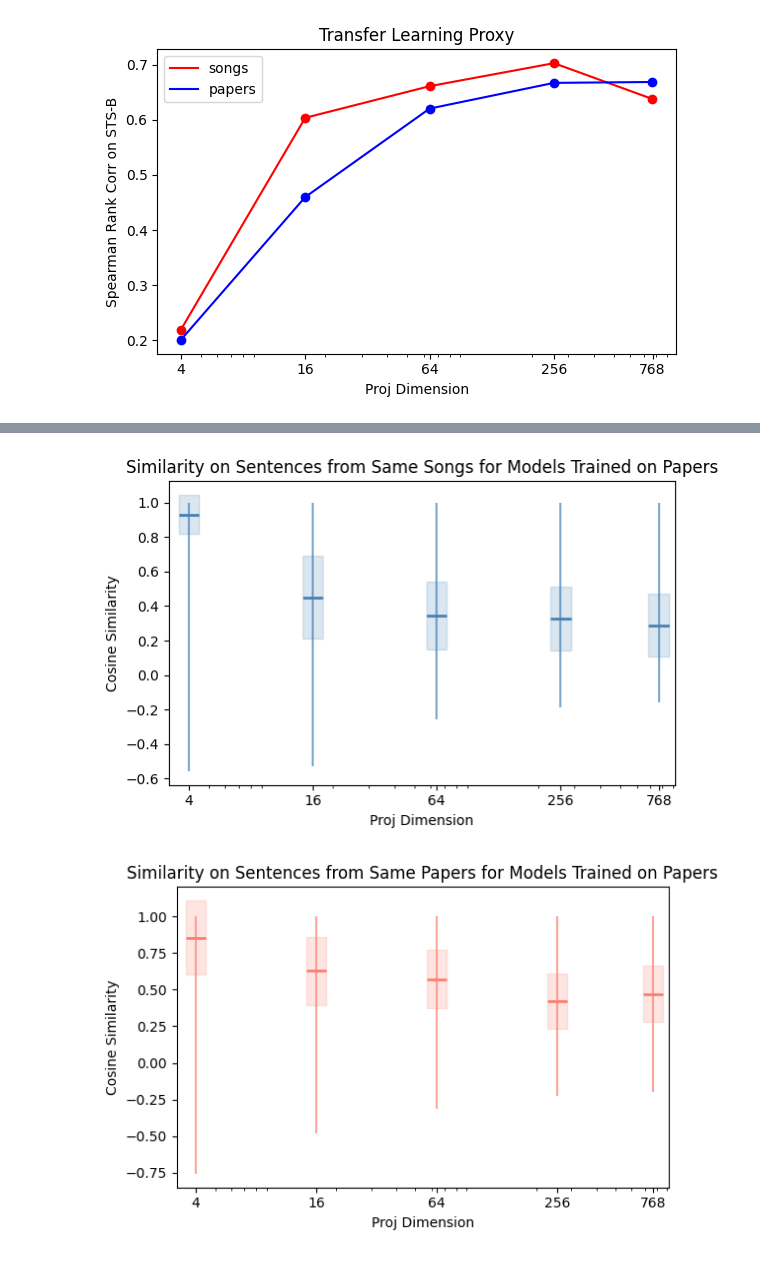
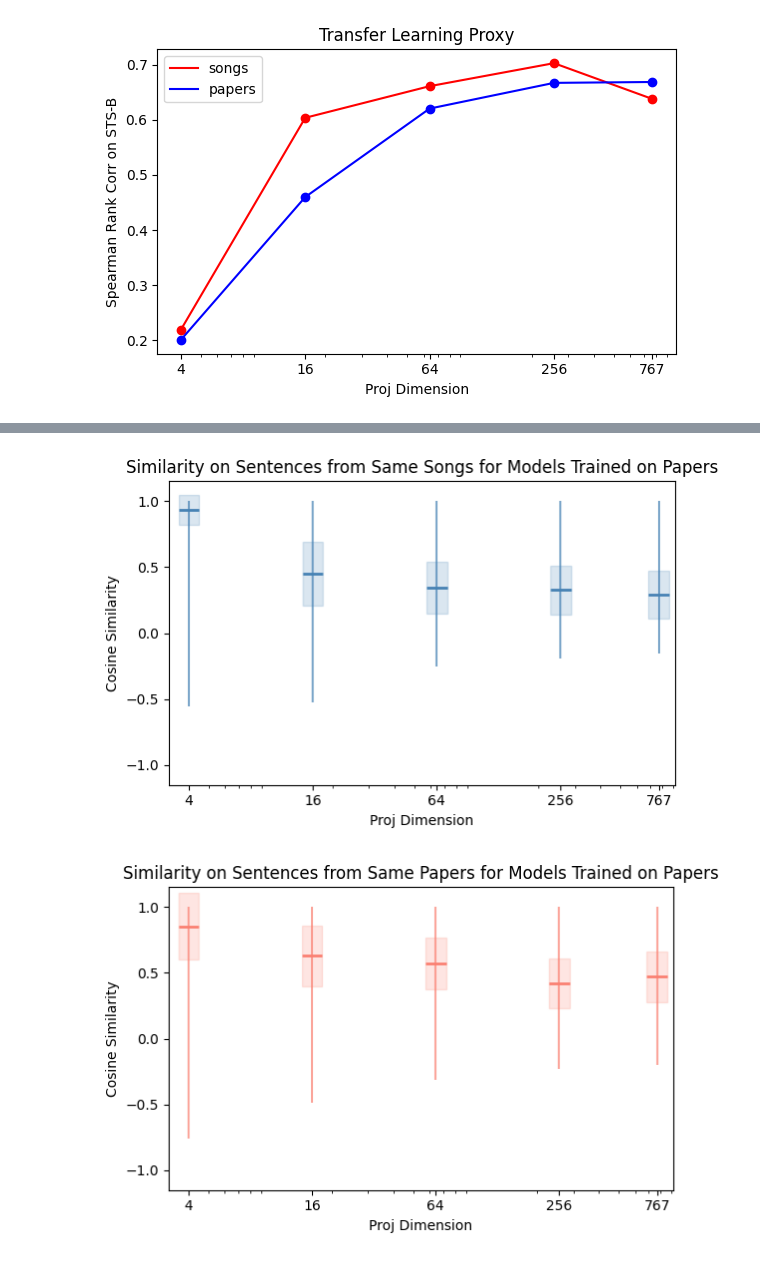
Before and after one commit to AlenaResiko/UML, a Jupyter notebook: notebooks/eval/UML_Plots.ipynb, the cells around one changed output, grey strips where cells are left out. Cells and saved outputs as stored; diff of their text form; code cells hidden in the pictures.

```diff
--- a/notebooks/eval/UML_Plots.ipynb
+++ b/notebooks/eval/UML_Plots.ipynb
@@ -309,12 +313,13 @@ boxplot_like_logwidth(
 
 plt.xlabel("Proj Dimension")
 plt.ylabel("Cosine Similarity")
-ticks = [4, 16, 64, 256, 768]
+ticks = [4, 16, 64, 256, 767]
 plt.xticks(ticks, [str(t) for t in ticks])
 plt.title("Similarity on Sentences from Same Songs for Models Trained on Papers")
 xmin = min(ticks)
 xmax = max(ticks)
 plt.xlim(xmin * 0.8, xmax * 1.2)
+plt.ylim(-1.15, 1.15)
 plt.tight_layout()
 
 save_path = '/content/drive/MyDrive/weights-UML-train/baseline_results/projsize_vs_similarities_songsdata_papersmodel.png'
@@ -322,36 +327,37 @@ plt.savefig(save_path, dpi=400, bbox_inches='tight')
 
 plt.show()
 # %% [output]
-[figure, old version]
+[figure, new version]
 # %%
 plt.figure(figsize=(6, 4))
 ax = plt.gca()
 
 ax.set_xscale("log")
 
 boxplot_like_logwidth(
     ax, songs, "proj_size",
     "samedoc_papers_test_median",
     "samedoc_papers_test_std",
     "samedoc_papers_test_min",
     "samedoc_papers_test_max",
     color="salmon",
     half_width_log=0.05,   # tweak if you want wider/narrower boxes
 )
 
 plt.xlabel("Proj Dimension")
 plt.ylabel("Cosine Similarity")
-ticks = [4, 16, 64, 256, 768]
+ticks = [4, 16, 64, 256, 767]
 plt.xticks(ticks, [str(t) for t in ticks])
 plt.title("Similarity on Sentences from Same Papers for Models Trained on Papers")
 xmin = min(ticks)
 xmax = max(ticks)
 plt.xlim(xmin * 0.8, xmax * 1.2)
+plt.ylim(-1.15, 1.15)
 plt.tight_layout()
 
 save_path = '/content/drive/MyDrive/weights-UML-train/baseline_results/projsize_vs_similarities_papersdata_songsmodel.png'
 plt.savefig(save_path, dpi=400, bbox_inches='tight')
 
 plt.show()
 # %% [output]
-[figure, old version]
+[figure, new version]
```
Also changed, not shown: parts of 5 cells of this notebook.
